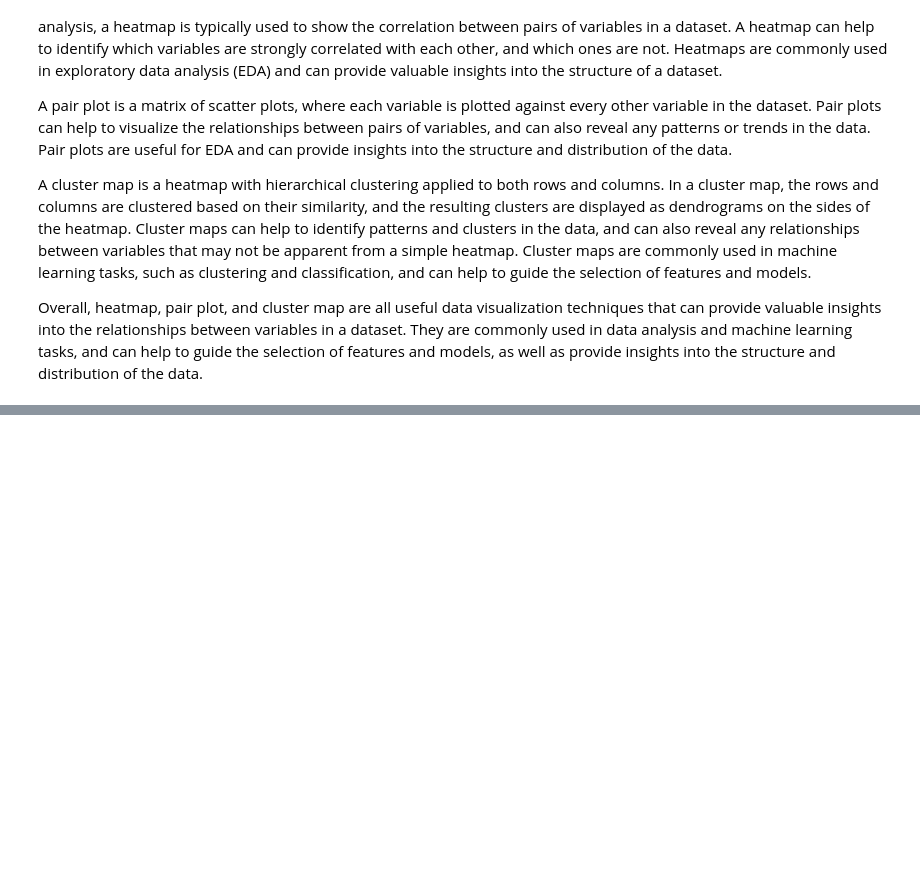
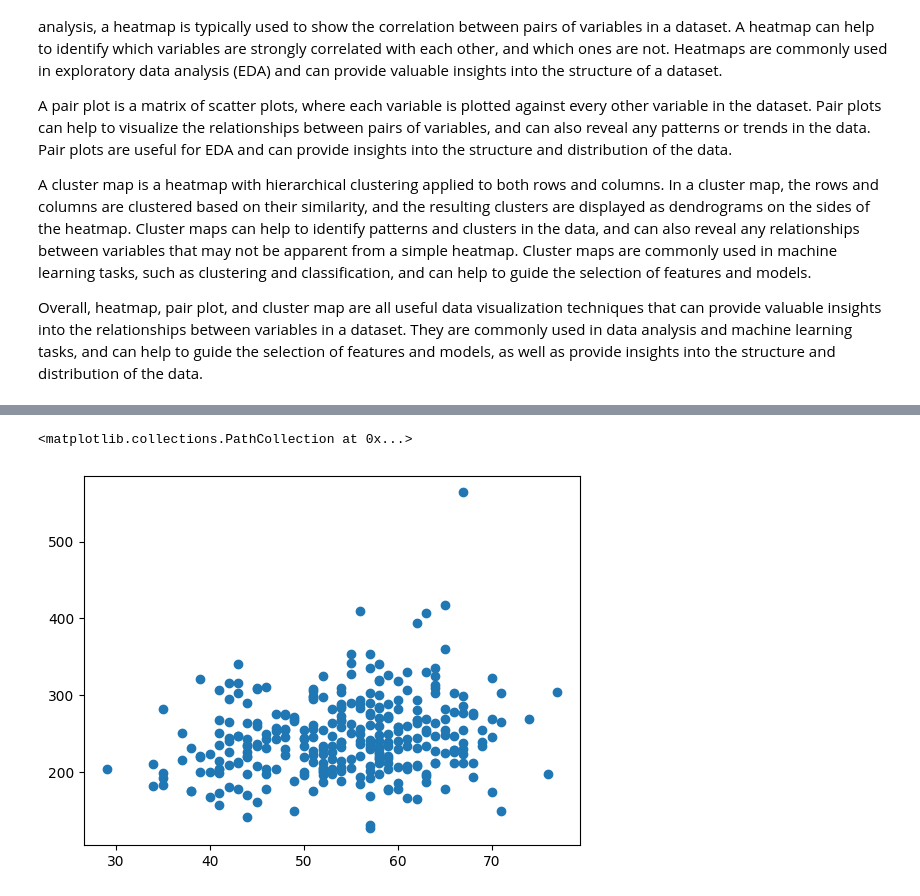
Before and after one commit to talentcoco/IndustryTraining, a Jupyter notebook: Heart_disease.ipynb, the cells around one changed output, grey strips where cells are left out. Cells and saved outputs as stored; diff of their text form; code cells hidden in the pictures; blank space fills up the shorter version.

```diff
--- a/Heart_disease.ipynb
+++ b/Heart_disease.ipynb
@@ -117,0 +198,6 @@ Overall, heatmap, pair plot, and cluster map are all useful data visualization t
+# %%
+import matplotlib.pyplot as plt
+plt.scatter(data_1[['age']], data_1[['chol']])
+# %% [output]
+<matplotlib.collections.PathCollection at 0x...>
+[figure, added]
```
Also changed, not shown: parts of 16 cells of this notebook.
